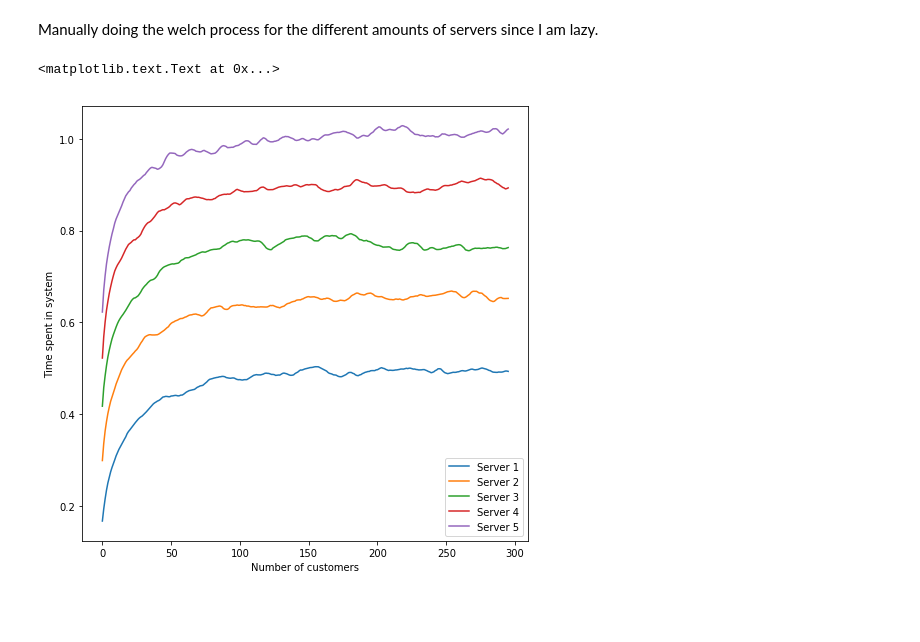
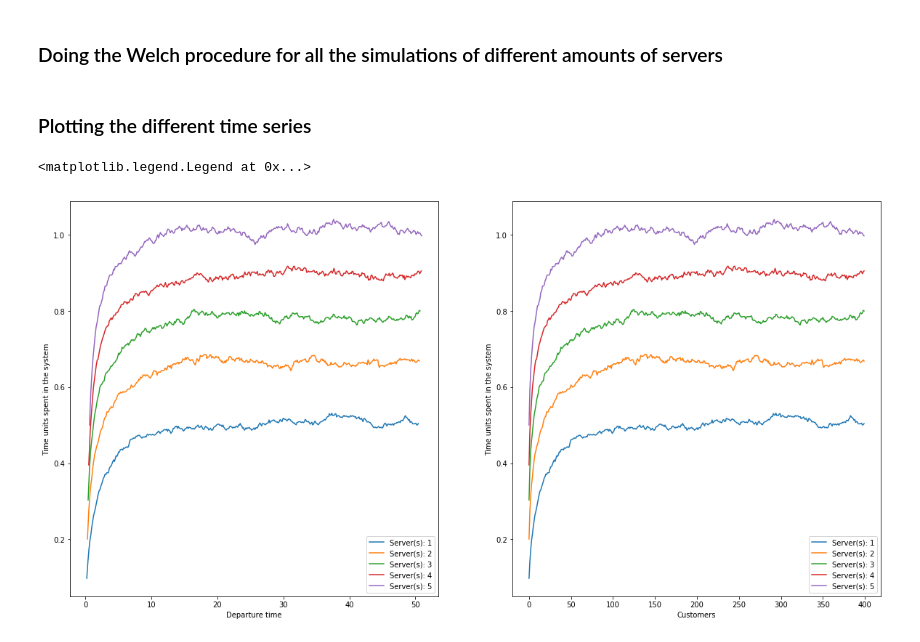
Before and after one commit to Stippos/Simulation, a Jupyter notebook: Viikko2/Warmup.ipynb, the cells around one changed output. Cells and saved outputs as stored; diff of their text form; code cells hidden in the pictures; blank space fills up the shorter version.

```diff
--- a/Viikko2/Warmup.ipynb
+++ b/Viikko2/Warmup.ipynb
@@ -62,12 +95,14 @@ A function for running a certain amount of warm-ups for a certain amount of cust
 def simulation(simulations, customers, servers):
     #setting up a matrix to store the simulation results
     times = [[]]*simulations
-
+    departures = [[]]*simulations
     #running the simulations
     for i in range(0,simulations):
-        times[i] = warmUp(servers, customers)
+        sim, dep = warmUp(servers, customers)
+        times[i] = sim
+        departures[i] = dep
 
-    return np.array(times)
+    return np.array(times), np.array(departures)
 # %%
 #function for computing running mean
 def running_mean(x, N):
@@ -76,25 +126,33 @@ def running_mean(x, N):
 # %% [markdown]
-Manually doing the welch process for the different amounts of servers since I am lazy.
+### Doing the Welch procedure for all the simulations of different amounts of servers
-# %%
-iterations = 2000
-customers = 300
-window = 5
-
-server_1 = running_mean(np.mean(simulation(iterations, customers, 1).T, 1), window)
-server_2 = running_mean(np.mean(simulation(iterations, customers, 2).T, 1), window)
-server_3 = running_mean(np.mean(simulation(iterations, customers, 3).T, 1), window)
-server_4 = running_mean(np.mean(simulation(iterations, customers, 4).T, 1), window)
-server_5 = running_mean(np.mean(simulation(iterations, customers, 5).T ,1), window)
-# %%
-plt.figure(1, (8, 8))
-plt.plot(server_1, label = "Server 1")
-plt.plot(server_2, label = "Server 2")
-plt.plot(server_3, label = "Server 3")
-plt.plot(server_4, label = "Server 4")
-plt.plot(server_5, label = "Server 5")
-plt.legend()
-plt.xlabel("Number of customers")
-plt.ylabel("Time spent in system")
-# %% [output]
-<matplotlib.text.Text at 0x...>
-[figure, removed]
+# %%
+#window for the rolling average
+window = 1
+series = [[]]*5
+avg_deps = [[]]*5
+for i in range(0, 5):
+    #take the average for each time spent in the simulation and take rolling average of the vector
+    series[i] = running_mean(np.mean(sims[i], 1), window)
+    avg_deps[i] = np.mean(deps[i], 1)[0:customers - window + 1]
+# %% [markdown]
+### Plotting the different time series
+# %%
+plt.figure(1, (20,10))
+plt.subplot(1,2,1)
+for i in range(0,5):
+    plt.plot(avg_deps[i], series[i], label = "Server(s): " + str(i + 1))
+
+plt.ylabel("Time units spent in the system")
+plt.xlabel("Departure time")
+plt.legend()
+
+plt.subplot(1,2,2)
+for i in range(0,5):
+    plt.plot(series[i], label = "Server(s): " + str(i + 1))
+
+plt.ylabel("Time units spent in the system")
+plt.xlabel("Customers")
+plt.legend()
+# %% [output]
+<matplotlib.legend.Legend at 0x...>
+[figure, added]
```
Also changed, not shown: parts of 7 cells of this notebook.
